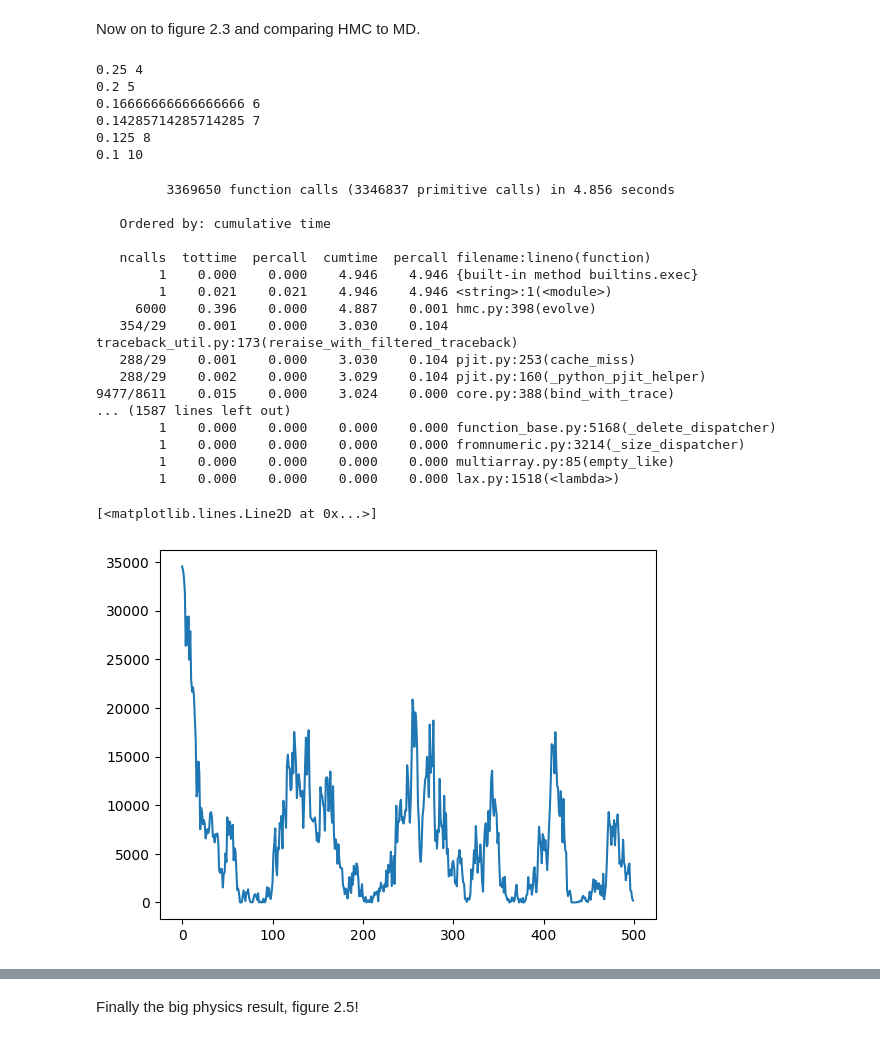
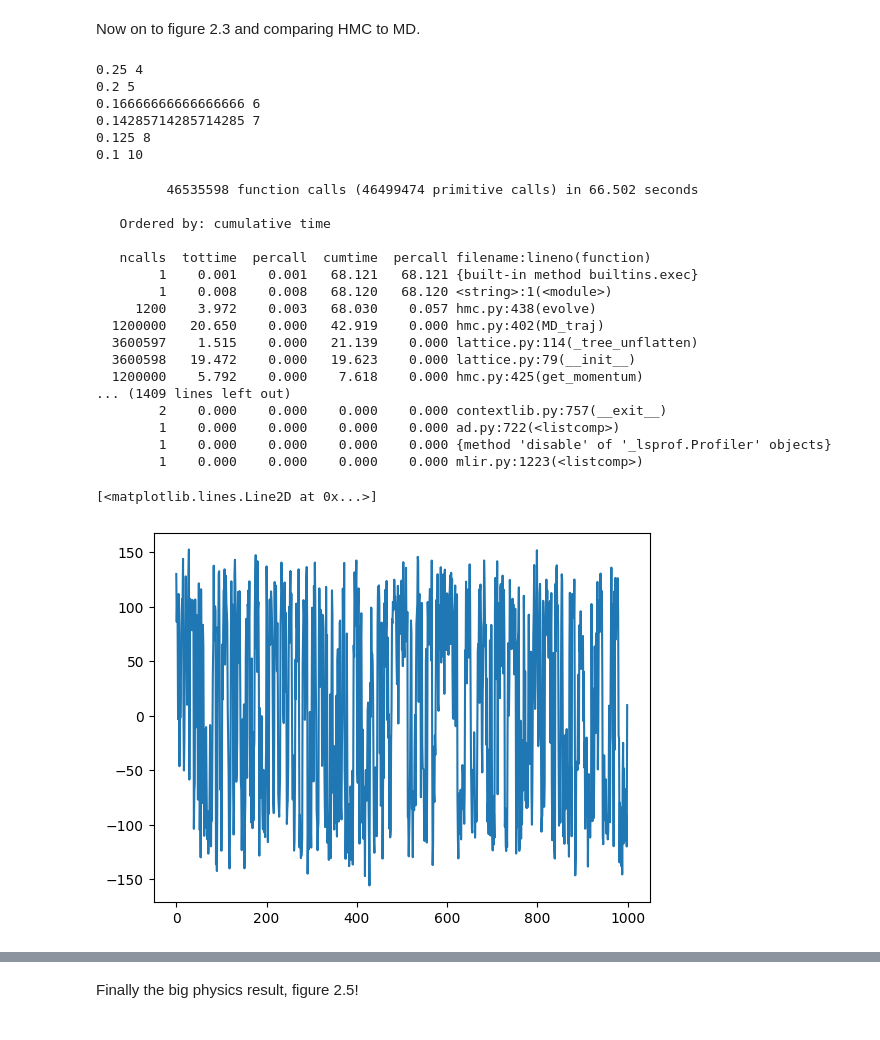
Before and after one commit to etneil/lfox, a Jupyter notebook: reproduce_schaefer.ipynb, the cells around one changed output, grey strips where cells are left out. Drawn from its saved outputs; the diff is of its cells as text; code cells hidden in the pictures.

```diff
--- a/reproduce_schaefer.ipynb
+++ b/reproduce_schaefer.ipynb
@@ -123,21 +157,21 @@ plt.legend()
 Another technical plot first: let's do figure 2.4.
 # %%
 # First test case: exercise 2.5
-d = 4
+d = 3
 Lat6 = lat.SquareLattice(dims=((6,)*d))
 phi6 = lat.LatticeField(Lat6)
 #phi6.field = np.ones_like(phi6.field)
 
 S6 = ScalarAction({'phi': phi6}, params={'kappa': 0.185825, 'lamb': 1.1689})
 
-all_Nstep = np.array([5, 7, 8, 10, 20, 30, 40, 50])
+all_Nstep = np.array([4, 5, 7, 8, 10, 20, 30, 40, 50])
 all_eps = 1/all_Nstep
 
 all_acc_rate = []
 
 for eps, Nstep in zip(all_eps, all_Nstep):
     HMC = lhmc.HMCEvolver(
-        action=S4,
+        action=S6,
         seed=7245,
         integrator=lhmc.LeapfrogIntegrator(eps=eps, Nstep=Nstep),
     )
@@ -163,0 +200,10 @@ Text(0, 0.5, '$1/\\epsilon/$ acc rate [cost]')
+# %%
+HMC = lhmc.HMCEvolver(
+    action=ScalarAction({'phi': phi6}, params={'kappa': 0.18, 'lamb': 1.145}),
+    #action=ScalarAction({'phi': phi6}, params={'kappa': 0.185825, 'lamb': 1.1689}),
+    seed=21245,
+    integrator=lhmc.LeapfrogIntegrator(eps=0.1, Nstep=10),
+)
+
+for _ in range(10000):
+    HMC.evolve()
@@ -184,10 +237,14 @@ phi6.field = np.ones_like(phi6.field)
 #S6_HMD = ScalarAction({'phi': phi6}, params={'kappa': 0.185825, 'lamb': 1.1689})
 
 all_Nstep = np.array([4,5,6,7,8,10])
-#all_Nstep = np.array([50, 100])
+#all_Nstep = np.array([4])
+# Try tau = 2
 all_eps = 1/all_Nstep
 m2_HMC = []
 m2_HMD = []
+
+raw_HMC = []
+mon_HMC = []
 
 for eps, Nstep in zip(all_eps, all_Nstep):
     print(eps, Nstep)
@@ -202,16 +259,19 @@ for eps, Nstep in zip(all_eps, all_Nstep):
     #S6_HMD.fields['phi'] = phi6.copy()
 
     HMC = lhmc.HMCEvolver(
+        #action=ScalarAction({'phi': phi6}, params={'kappa': 0.18, 'lamb': 1.145}),
         action=ScalarAction({'phi': phi6}, params={'kappa': 0.185825, 'lamb': 1.1689}),
         seed=73645+Nstep,
-        integrator=lhmc.LeapfrogIntegrator(eps=eps, Nstep=Nstep),
-        observables={'mag': (mag_obs, 1)},
+        integrator=lhmc.OmelyanIntegrator(eps=eps, Nstep=Nstep),
+        observables={'mag': (mag_obs, 100)},
     )
+
     HMD = lhmc.HMCEvolver(
-        action=ScalarAction({'phi': phi6}, params={'kappa': 0.185825, 'lamb': 1.1689}),
+        #action=ScalarAction({'phi': phi6}, params={'kappa': 0.18, 'lamb': 1.145}),
+        action=ScalarAction({'phi': phi6.copy()}, params={'kappa': 0.185825, 'lamb': 1.1689}),
         seed=86735+Nstep,
         integrator=lhmc.LeapfrogIntegrator(eps=eps, Nstep=Nstep),
-        observables={'mag': (mag_obs, 1)},
+        observables={'mag': (mag_obs, 100)},
     )
 
 #    for _ in range(200):
@@ -221,13 +281,16 @@ for eps, Nstep in zip(all_eps, all_Nstep):
 #    HMC.obs_chain = {'mag': []}
 #    HMD.obs_chain = {'mag': []}
 
-    for _ in range(500):
-        HMC.evolve(warmup=False)
-        HMD.evolve(warmup=True)
+    for _ in range(100):
+        HMC.evolve(ntraj=1000, warmup=False)
+        HMD.evolve(ntraj=1000, warmup=True)
 
     raw_m2_HMC = (np.array(HMC.obs_chain['mag'])[:,1])/6**d
     raw_m2_HMD = (np.array(HMD.obs_chain['mag'])[:,1])/6**d
 
+    raw_HMC.append(np.array(HMC.obs_chain['mag']))
+    mon_HMC.append(HMC.monitor)
+
     m2_HMC.append(gv.dataset.avg_data(raw_m2_HMC))
     m2_HMD.append(gv.dataset.avg_data(raw_m2_HMD))
 # %% [output]
@@ -237,29 +300,29 @@ for eps, Nstep in zip(all_eps, all_Nstep):
 0.14285714285714285 7
 0.125 8
 0.1 10
-         3369650 function calls (3346837 primitive calls) in 4.856 seconds
+         46535598 function calls (46499474 primitive calls) in 66.502 seconds
 
    Ordered by: cumulative time
 
    ncalls  tottime  percall  cumtime  percall filename:lineno(function)
-        1    0.000    0.000    4.946    4.946 {built-in method builtins.exec}
-        1    0.021    0.021    4.946    4.946 <string>:1(<module>)
-     6000    0.396    0.000    4.887    0.001 hmc.py:398(evolve)
-   354/29    0.001    0.000    3.030    0.104 traceback_util.py:173(reraise_with_filtered_traceback)
-   288/29    0.001    0.000    3.030    0.104 pjit.py:253(cache_miss)
-   288/29    0.002    0.000    3.029    0.104 pjit.py:160(_python_pjit_helper)
-9477/8611    0.015    0.000    3.024    0.000 core.py:388(bind_with_trace)
-... (1587 lines left out)
-        1    0.000    0.000    0.000    0.000 function_base.py:5168(_delete_dispatcher)
-        1    0.000    0.000    0.000    0.000 fromnumeric.py:3214(_size_dispatcher)
-        1    0.000    0.000    0.000    0.000 multiarray.py:85(empty_like)
-        1    0.000    0.000    0.000    0.000 lax.py:1518(<lambda>)
+        1    0.001    0.001   68.121   68.121 {built-in method builtins.exec}
+        1    0.008    0.008   68.120   68.120 <string>:1(<module>)
+     1200    3.972    0.003   68.030    0.057 hmc.py:438(evolve)
+  1200000   20.650    0.000   42.919    0.000 hmc.py:402(MD_traj)
+  3600597    1.515    0.000   21.139    0.000 lattice.py:114(_tree_unflatten)
+  3600598   19.472    0.000   19.623    0.000 lattice.py:79(__init__)
+  1200000    5.792    0.000    7.618    0.000 hmc.py:425(get_momentum)
+... (1409 lines left out)
+        2    0.000    0.000    0.000    0.000 contextlib.py:757(__exit__)
+        1    0.000    0.000    0.000    0.000 ad.py:722(<listcomp>)
+        1    0.000    0.000    0.000    0.000 {method 'disable' of '_lsprof.Profiler' objects}
+        1    0.000    0.000    0.000    0.000 mlir.py:1223(<listcomp>)
 # %%
 mtest = np.array(HMD.obs_chain['mag'])
-plt.plot(mtest[:,1])
+plt.plot(mtest[:,0])
 # %% [output]
 [<matplotlib.lines.Line2D at 0x...>]
-[figure, old version]
+[figure, new version]
 # %%
 plt.errorbar(all_eps**2, gv.mean(m2_HMD), gv.sdev(m2_HMD), ls=' ', marker='s', color='red', label='MD')
 plt.errorbar(all_eps**2, gv.mean(m2_HMC), gv.sdev(m2_HMC), ls=' ', marker='*', color='forestgreen', label='HMC')
```
Also changed, not shown: parts of 20 cells of this notebook, 2 other files.
